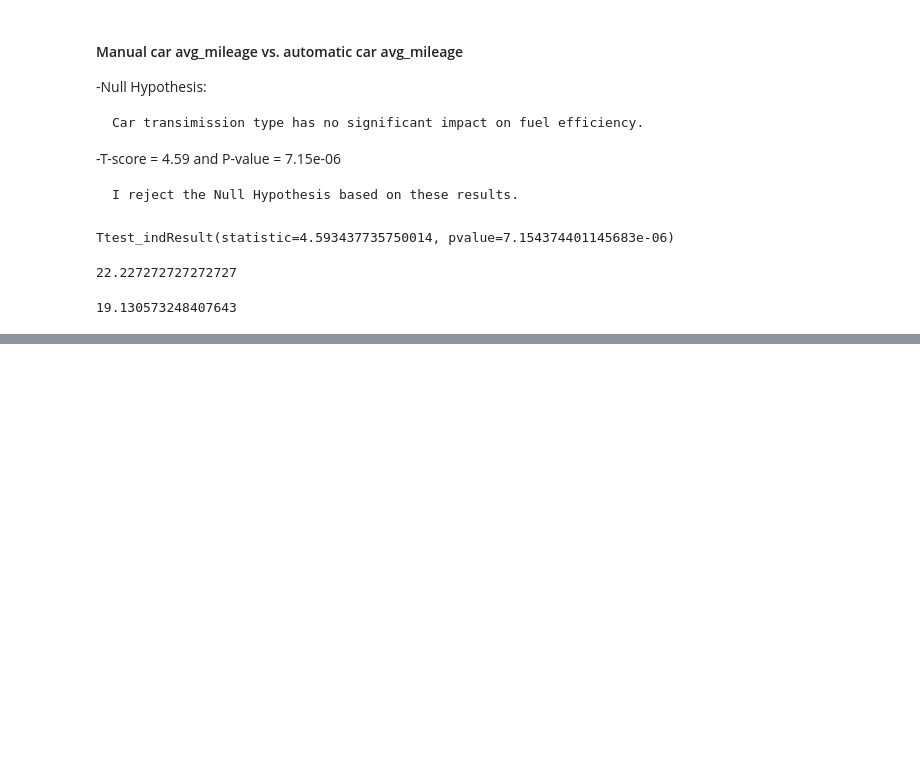
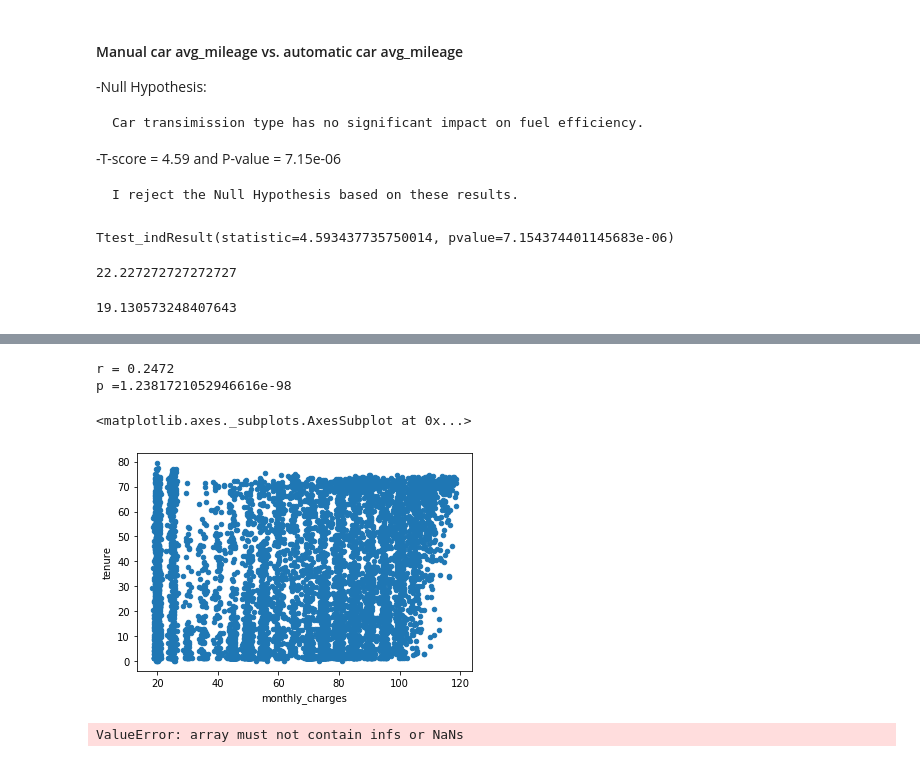
Before and after one commit to faithkane3/statistics-exercises, a Jupyter notebook: hypothesis_testing.ipynb, the cells around one changed output, grey strips where cells are left out. Saved outputs shown, nothing was run; the diff lists cells and outputs as text; code cells hidden in the pictures; blank space fills up the shorter version.

```diff
--- a/hypothesis_testing.ipynb
+++ b/hypothesis_testing.ipynb
@@ -287,0 +315,3 @@ auto_avg_mileage
+# %%
+telco = pd.read_excel("my_telco_churn.xlsx")
+telco.head()
@@ -287,0 +325,24 @@ auto_avg_mileage
+# %%
+monthly_charges = telco.monthly_charges
+tenure = telco.tenure
+
+r, p = stats.pearsonr(tenure, monthly_charges)
+print(f"r = {r:.4}")
+print(f"p ={p}")
+# %% [output]
+r = 0.2472
+p =1.2381721052946616e-98
+# %%
+telco.plot.scatter("monthly_charges", "tenure")
+# %% [output]
+<matplotlib.axes._subplots.AxesSubplot at 0x...>
+[figure, added]
+# %%
+total_charges = telco.total_charges
+tenure = telco.tenure.fillna("", inplace=True)
+
+r, p = stats.pearsonr(tenure, total_charges)
+print(f"r = {r:.4}")
+print(f"p ={p}")
+# %% [output]
+ValueError: array must not contain infs or NaNs
```
Also changed, not shown: parts of 15 cells of this notebook.
